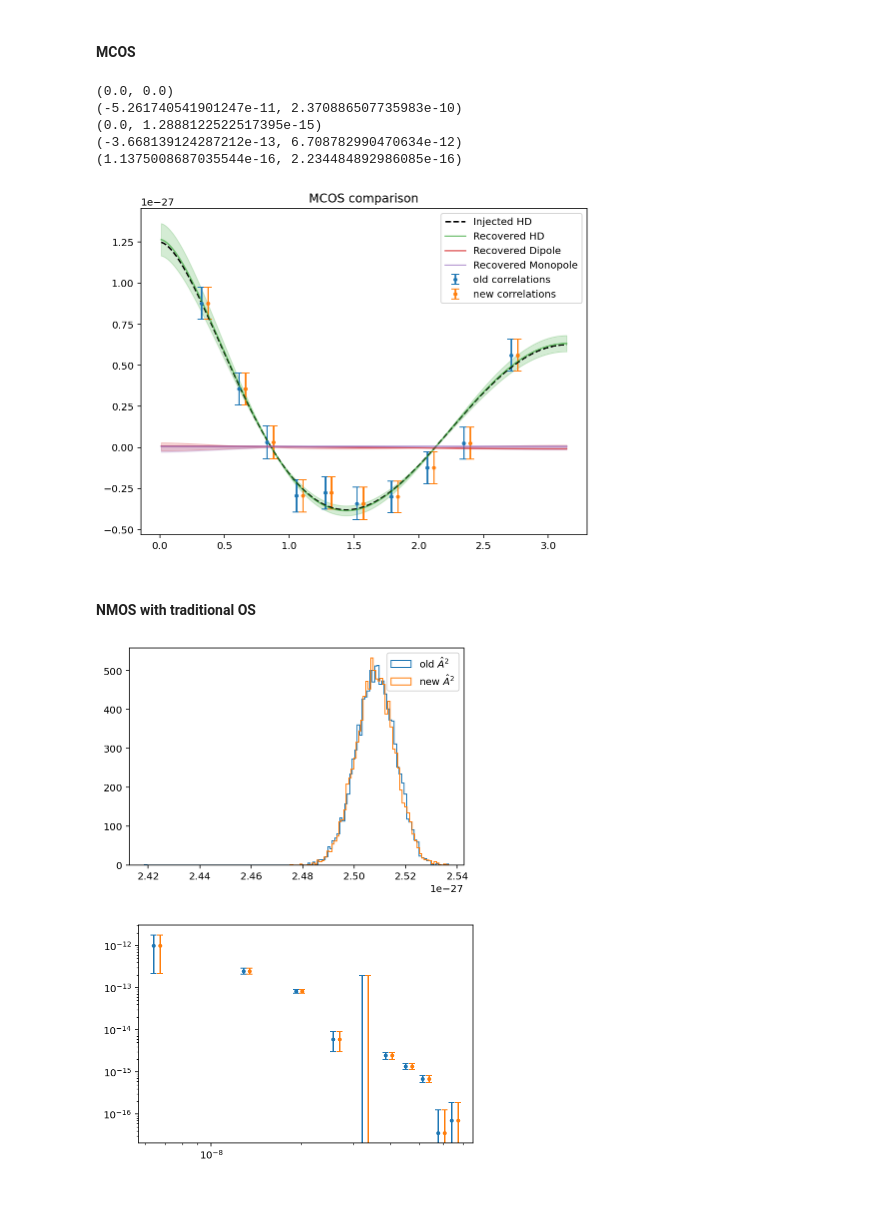
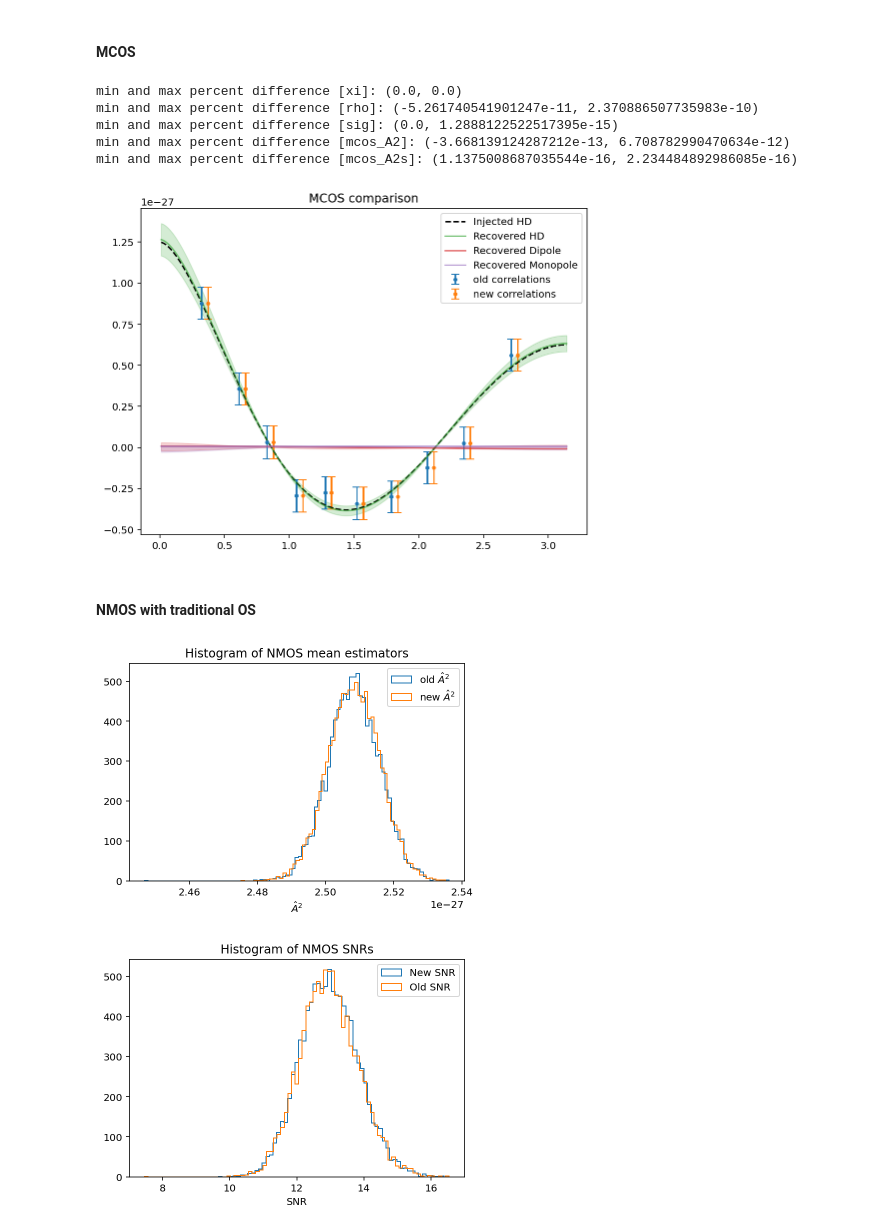
Before and after one commit to GersbachKa/defiant, a Jupyter notebook: Notebooks/new_tests.ipynb, the cells around one changed output. Drawn from its saved outputs; the diff is of its cells as text; code cells hidden in the pictures; blank space fills up the shorter version.

```diff
--- a/Notebooks/new_tests.ipynb
+++ b/Notebooks/new_tests.ipynb
@@ -197,15 +207,15 @@ old_xi,old_rho,old_sig,old_A2,old_A2s = old_os.compute_multiple_corr_os(inj_para
                                             correlations=['hd','dipole','monopole'])
 
 new_os.set_orf(['hd','dipole','monopole'])
-xi,rho,sig,C,A2,A2s = new_os.compute_OS(inj_params, pair_covariance=False, save_pair_vals=True)
+xi,rho,sig,C,A2,A2s = new_os.compute_OS(inj_params, pair_covariance=False)
 new_os.set_orf('hd')
 
 # Print differences
-print(minmax_percent_diff(old_xi,xi))
-print(minmax_percent_diff(old_rho,rho))
-print(minmax_percent_diff(old_sig,sig))
-print(minmax_percent_diff(old_A2,A2))
-print(minmax_percent_diff(old_A2s,np.sqrt(np.diag(A2s))))
+print('min and max percent difference [xi]:',minmax_percent_diff(old_xi,xi))
+print('min and max percent difference [rho]:',minmax_percent_diff(old_rho,rho))
+print('min and max percent difference [sig]:',minmax_percent_diff(old_sig,sig))
+print('min and max percent difference [mcos_A2]:',minmax_percent_diff(old_A2,A2))
+print('min and max percent difference [mcos_A2s]:',minmax_percent_diff(old_A2s,np.sqrt(np.diag(A2s))))
 
 
 # Plots
@@ -239,11 +249,11 @@ plt.title('MCOS comparison')
 plt.legend()
 plt.show()
 # %% [output]
-(0.0, 0.0)
-(-5.261740541901247e-11, 2.370886507735983e-10)
-(0.0, 1.2888122522517395e-15)
-(-3.668139124287212e-13, 6.708782990470634e-12)
-(1.1375008687035544e-16, 2.234484892986085e-16)
+min and max percent difference [xi]: (0.0, 0.0)
+min and max percent difference [rho]: (-5.261740541901247e-11, 2.370886507735983e-10)
+min and max percent difference [sig]: (0.0, 1.2888122522517395e-15)
+min and max percent difference [mcos_A2]: (-3.668139124287212e-13, 6.708782990470634e-12)
+min and max percent difference [mcos_A2s]: (1.1375008687035544e-16, 2.234484892986085e-16)
 [figure]
 # %% [markdown]
 #### NMOS with traditional OS
@@ -252,22 +262,21 @@ _,_,_,old_A2,old_A2s = old_os.compute_noise_marginalized_os(chain=lfcore.chain,
                                                             param_names=lfcore.params,
                                                             N=10000)
 
-A2,A2s,idx = new_os.compute_OS(N=10000,pair_covariance=False)
+A2,A2s,idx = new_os.compute_OS(N=10000,pair_covariance=False,return_pair_vals=False)
 # %%
 plt.hist(old_A2,bins='auto',histtype='step',label='old $\hat{A}^2$')
 plt.hist(A2,bins='auto',histtype='step',label='new $\hat{A}^2$')
+plt.xlabel('$\hat{A}^2$')
 plt.legend()
+plt.title('Histogram of NMOS mean estimators')
 plt.show()
+
+plt.hist(A2/A2s,'auto',histtype='step',label='New SNR')
+plt.hist(old_A2/old_A2s,'auto',histtype='step',label='Old SNR')
+plt.xlabel('SNR')
+plt.legend()
+plt.title('Histogram of NMOS SNRs')
+plt.show()
 # %% [output]
-[figure, old version]
+[figure, new version]
+[figure, added]
-# %%
-old_xi,old_rhok,old_sigk,old_Sk,old_Sks,fgw = compute_radPFOS(old_os,inj_params)
-plt.errorbar(fgw,old_Sk,old_Sks,fmt='.',capsize=3)
-
-xi,rhok,sigk,Ck,Sk,Sks = t1.compute_pfos(inj_params,pair_covariance=False,narrowband=True,save_pair_vals=True)
-plt.errorbar(t1.freqs+t1.freqs/20,Sk,Sks,fmt='.',capsize=3)
-
-plt.loglog()
-plt.show()
-# %% [output]
-[figure, removed]
```
Also changed, not shown: parts of 19 cells of this notebook, 1 other file.
